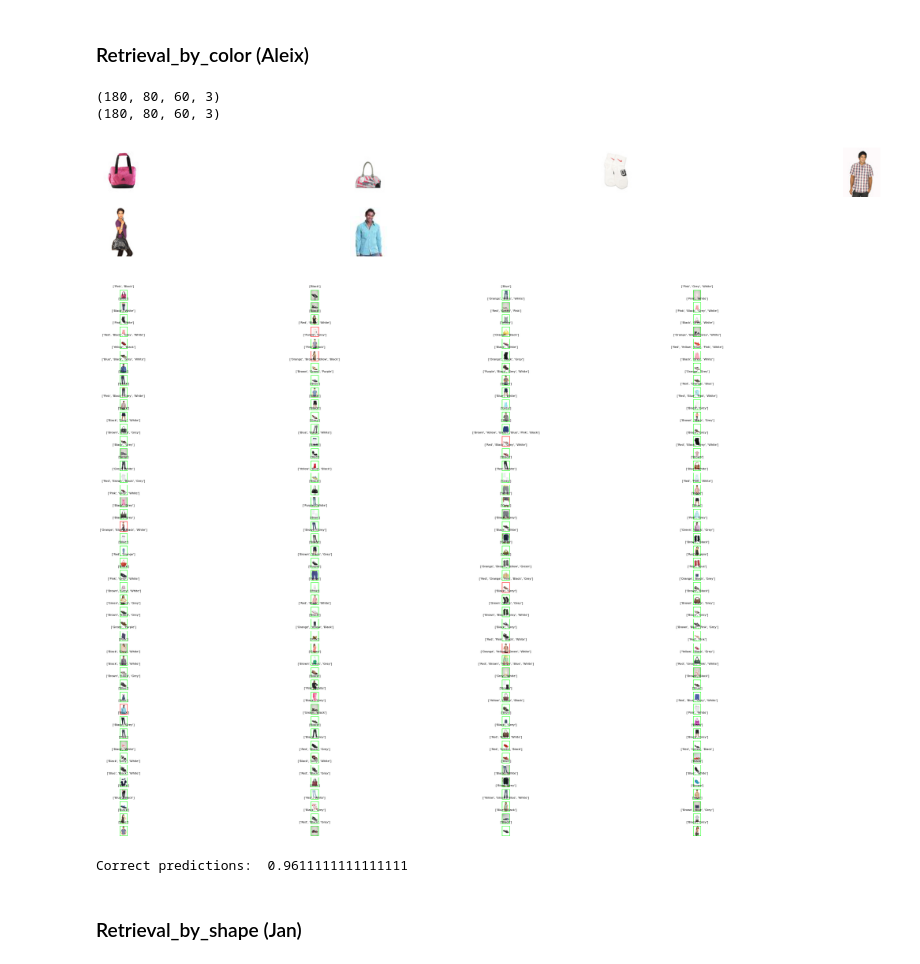
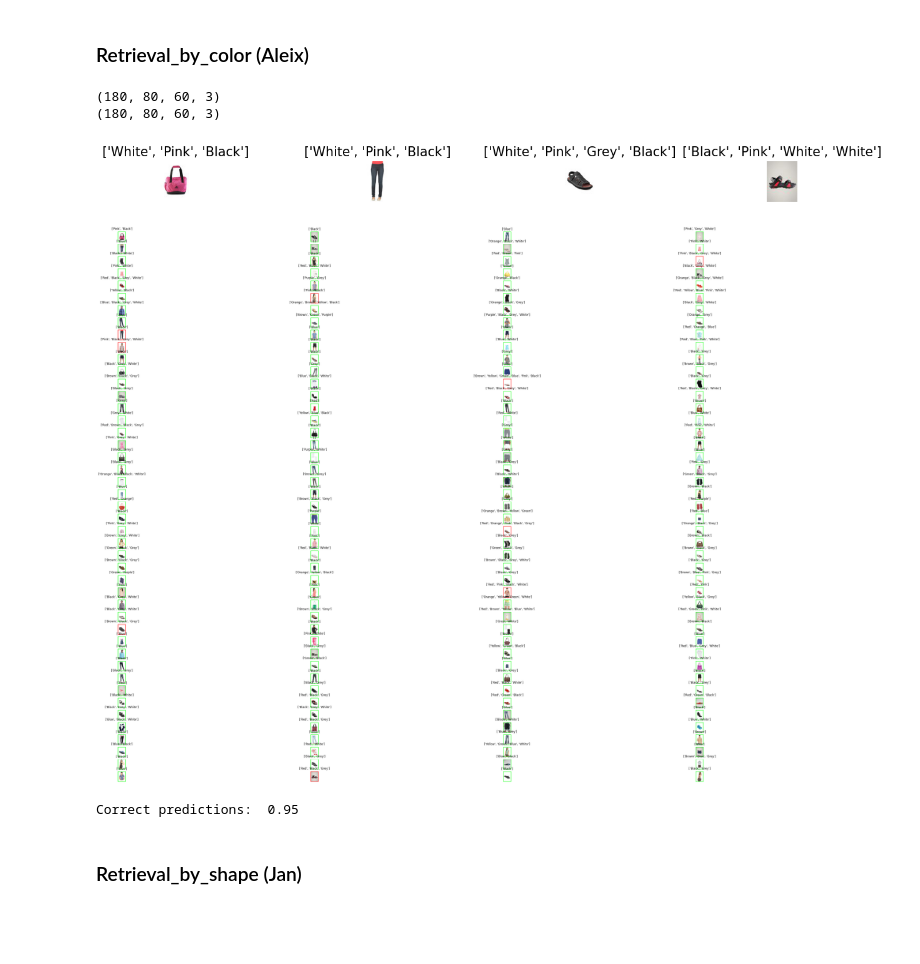
Before and after one commit to aleixJ/Practica2_IA, a Jupyter notebook: Etiquetador/analisis_part3.ipynb, the cells around one changed output. Cells and saved outputs as stored; diff of their text form; code cells hidden in the pictures; blank space fills up the shorter version.

```diff
--- a/Etiquetador/analisis_part3.ipynb
+++ b/Etiquetador/analisis_part3.ipynb
@@ -52,7 +55,9 @@ def Retrieval_by_color(imgs, color_labels, query_img):
                     Example: ['Red'] or ['Red', 'Black']
             Returns:
                 imgs_retrieved: array with the images that have the same color as the query image
+                color_labels_retrieved: array with the color labels of the images that have the same color as the query image
         """
+    color_labels_retrieved = []
     if(len(imgs) != len(color_labels)):
         raise ValueError("imgs and color_labels must have the same length")
     imgs_retrieved = []
@@ -61,7 +66,8 @@ def Retrieval_by_color(imgs, color_labels, query_img):
         #check if all the colors in the query_img are in the color of the image
         if(all(x in color for x in query_img)):
             imgs_retrieved.append(img)
-    return imgs_retrieved
+            color_labels_retrieved.append(color)
+    return imgs_retrieved, color_labels_retrieved
 
 def check_color_prediction(imgs, color_labels, color_labels_predicted, query_img):
     """
@@ -91,44 +97,52 @@ def check_color_prediction(imgs, color_labels, color_labels_predicted, query_img
                 ok.append(True)
             else:
                 ok.append(False)
     return ok
 
 
 print(imgs.shape)
-#imgs = imgs[:40]
+# imgs = imgs[:179]
 print(imgs.shape)
 
 
 query_img = np.array(['Black', 'Pink'])
+# options
+options = {'km_init': 'first', 'fitting': 'silhouette', 'tolerance': 5}
 # KMeans
 km_predicted_colors = []
 # for img in imgs:
 #     km = KMeans(X=img)
 #     km.find_bestK(max_K=11)
 #     km_predicted_colors.append(get_colors(km.centroids))
 
-from joblib import Parallel, delayed
 
 def process_image(img):
-    km = KMeans(X=img)
+    km = KMeans(X=img, options=options)
     km.find_bestK(max_K=11)
     return get_colors(km.centroids)
 
-km_predicted_colors = Parallel(n_jobs=-1)(delayed(process_image)(img) for img in imgs)
+def process_images(imgs, parallel):
+    if parallel:
+        from joblib import Parallel, delayed
+        return Parallel(n_jobs=-1)(delayed(process_image)(img) for img in imgs)
+    else:
+        return [process_image(img) for img in imgs]
 
-imgs_retrieved = Retrieval_by_color(imgs, km_predicted_colors, query_img=query_img)
-visualize_retrieval(imgs_retrieved, topN=48, fac_size=2)
-ok = check_color_prediction(imgs, color_labels, km_predicted_colors, query_img=query_img)
+km_predicted_colors = process_images(imgs, parallel=True)
+
+imgs_retrieved, colors_retrieved = Retrieval_by_color(imgs, km_predicted_colors, query_img=query_img)
+visualize_retrieval(imgs_retrieved, topN=48, info=colors_retrieved, fac_size=2)
+ok = check_color_prediction(imgs, color_labels[:len(imgs)], km_predicted_colors, query_img=query_img)
 # Green: Image identified correctly. Red: Image identified incorrectly, can be a false positive or a false negative
-visualize_retrieval(imgs, topN=180, info=color_labels, ok=ok, fac_size=3)
+visualize_retrieval(imgs, topN=len(imgs), info=color_labels, ok=ok, fac_size=5)
 # print ratio of correct predictions
 print("Correct predictions: ", np.sum(ok)/len(ok))
 # %% [output]
 (180, 80, 60, 3)
 (180, 80, 60, 3)
-[figure, old version]
+[figure, new version]
-[figure, old version]
+[figure, new version]
-Correct predictions:  0.9611111111111111
+Correct predictions:  0.95
 # %% [markdown]
 ### Retrieval_by_shape (Jan)
 # %%
```
Also changed, not shown: parts of 2 cells of this notebook, 1 other file.
